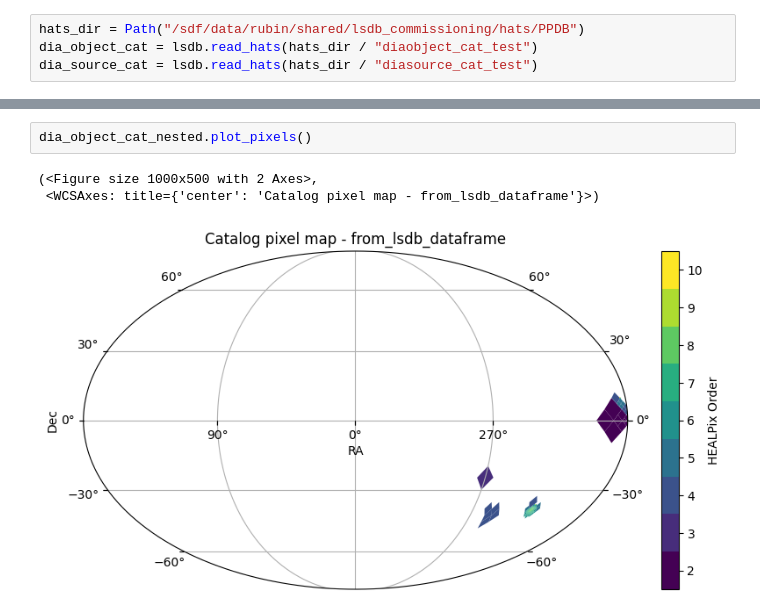
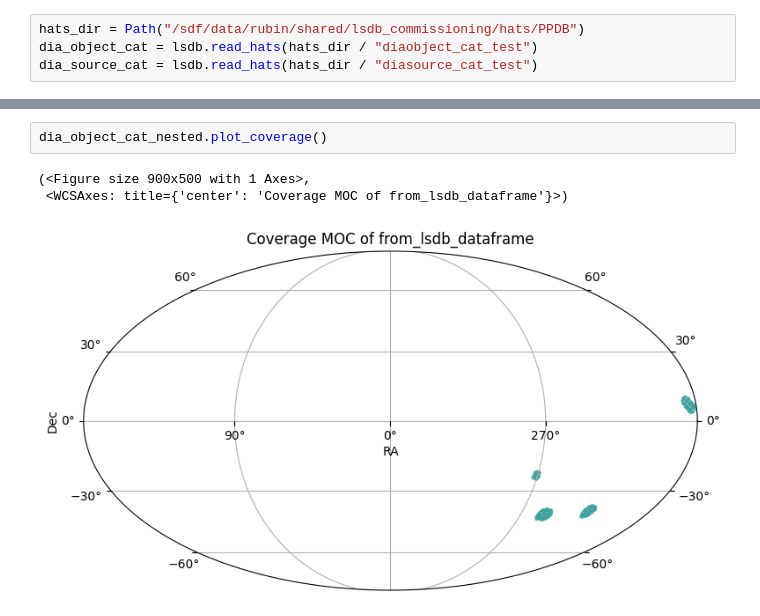
Before and after one commit to lsst-sitcom/linccf, a Jupyter notebook: internal/stability/PPDB_HATS.ipynb, the cells around one changed output, grey strips where cells are left out. Drawn from its saved outputs; the diff is of its cells as text.

```diff
--- a/internal/stability/PPDB_HATS.ipynb
+++ b/internal/stability/PPDB_HATS.ipynb
@@ -267,11 +296,11 @@ lsdb Catalog from_lsdb_dataframe:
 | Order: 5, Pixel: 11016 | ... | ... | ... | ... | ... | ... | ... | ... |
 191 out of 191 available columns in the catalog have been loaded lazily, meaning no data has been read, only the catalog schema
 # %%
-dia_object_cat_nested.plot_pixels()
+dia_object_cat_nested.plot_coverage()
 # %% [output]
-(<Figure size 1000x500 with 2 Axes>,
- <WCSAxes: title={'center': 'Catalog pixel map - from_lsdb_dataframe'}>)
+(<Figure size 900x500 with 1 Axes>,
+ <WCSAxes: title={'center': 'Coverage MOC of from_lsdb_dataframe'}>)
-[figure, old version]
+[figure, new version]
 # %%
 dia_object_cat_nested
 
```
Also changed, not shown: parts of 15 cells of this notebook, 2 other files.
